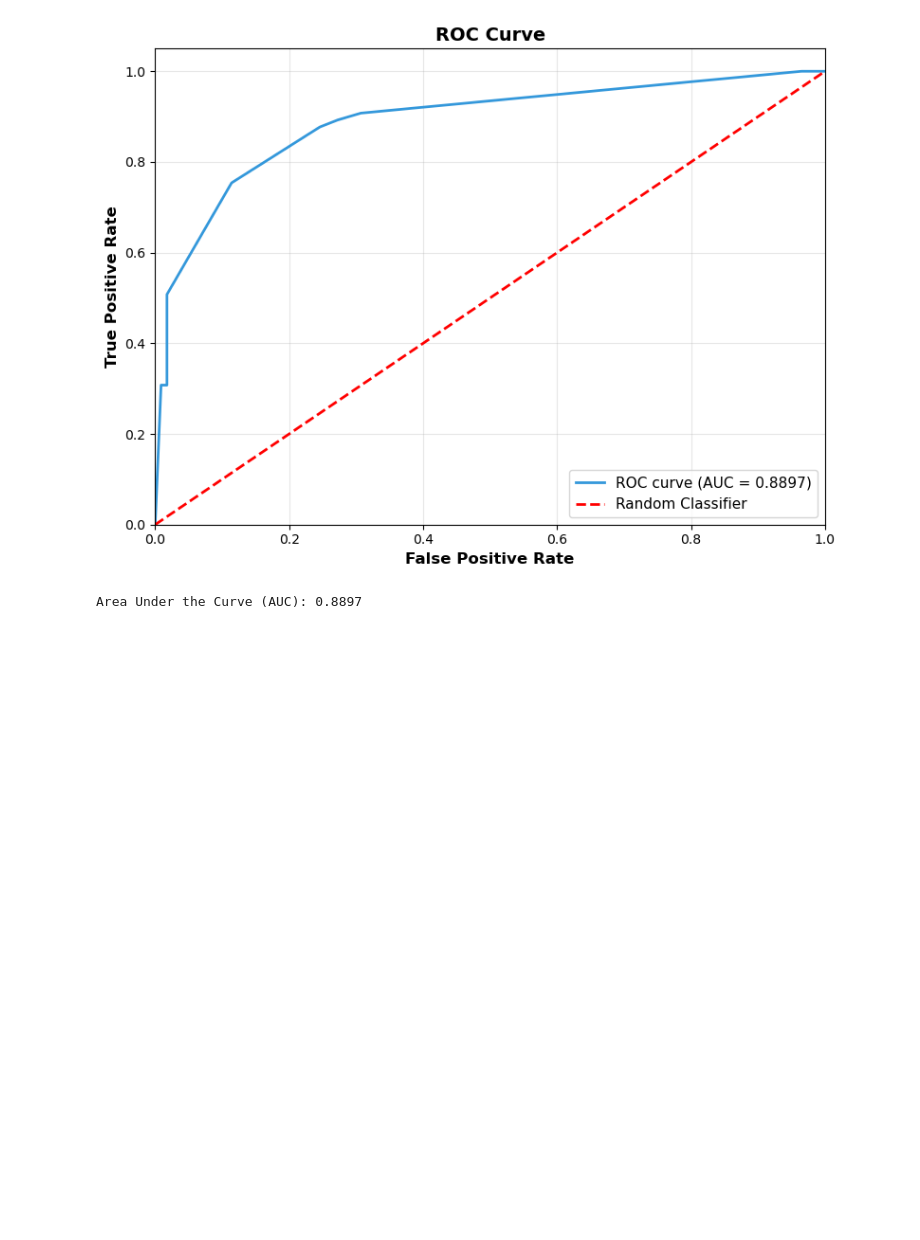
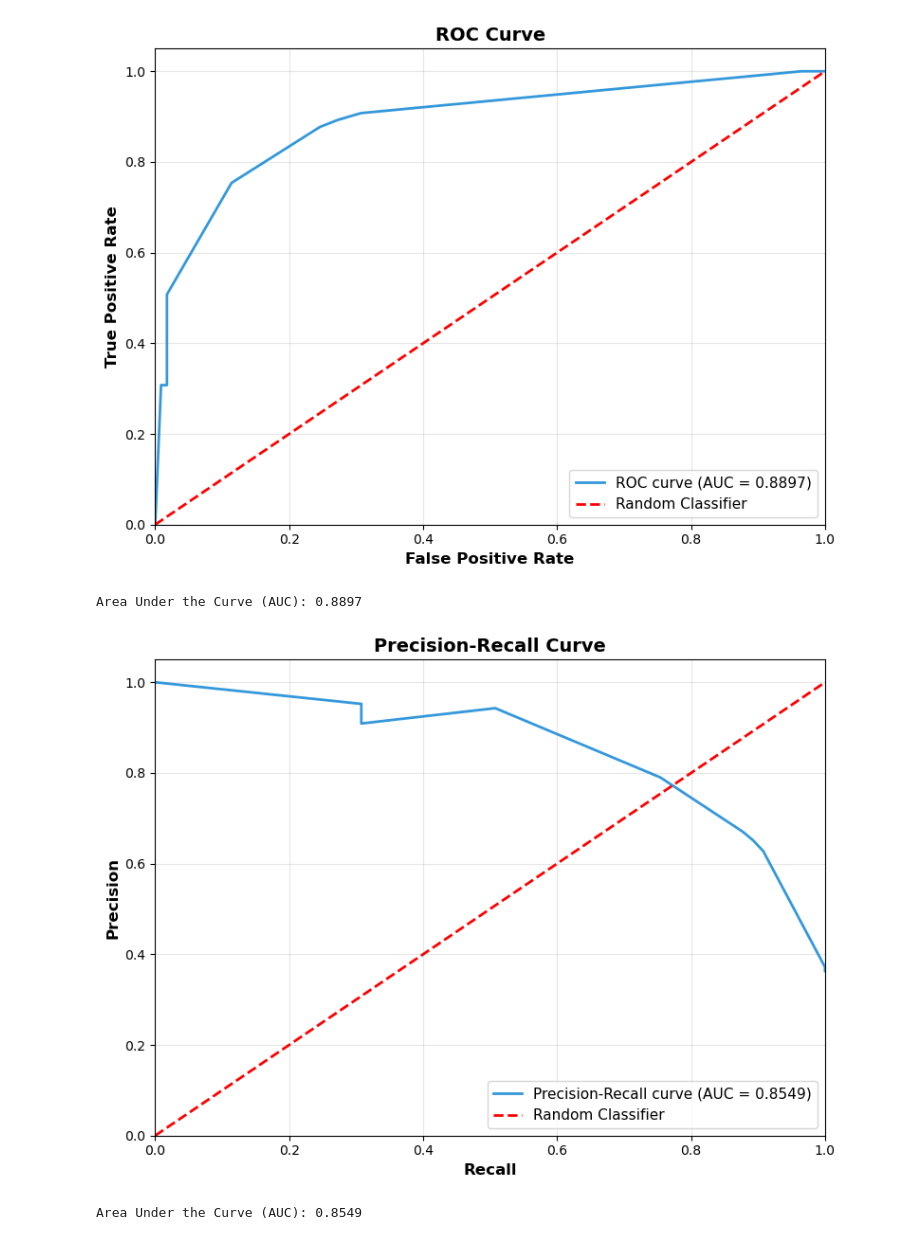
Before and after one commit to danielpederzini/classification-models, a Jupyter notebook: decision_tree_titanic.ipynb, the cells around one changed output. Drawn from its saved outputs; the diff is of its cells as text; code cells hidden in the pictures; blank space fills up the shorter version.

```diff
--- a/decision_tree_titanic.ipynb
+++ b/decision_tree_titanic.ipynb
@@ -178,3 +178,8 @@ EvaluationHelper.plot_roc_curve(y_test, probabilities)
 # %% [output]
 [figure]
 Area Under the Curve (AUC): 0.8897
+# %%
+EvaluationHelper.plot_precision_recall_curve(y_test, probabilities)
+# %% [output]
+[figure, added]
+Area Under the Curve (AUC): 0.8549
```
Also changed, not shown: 18 other files.
